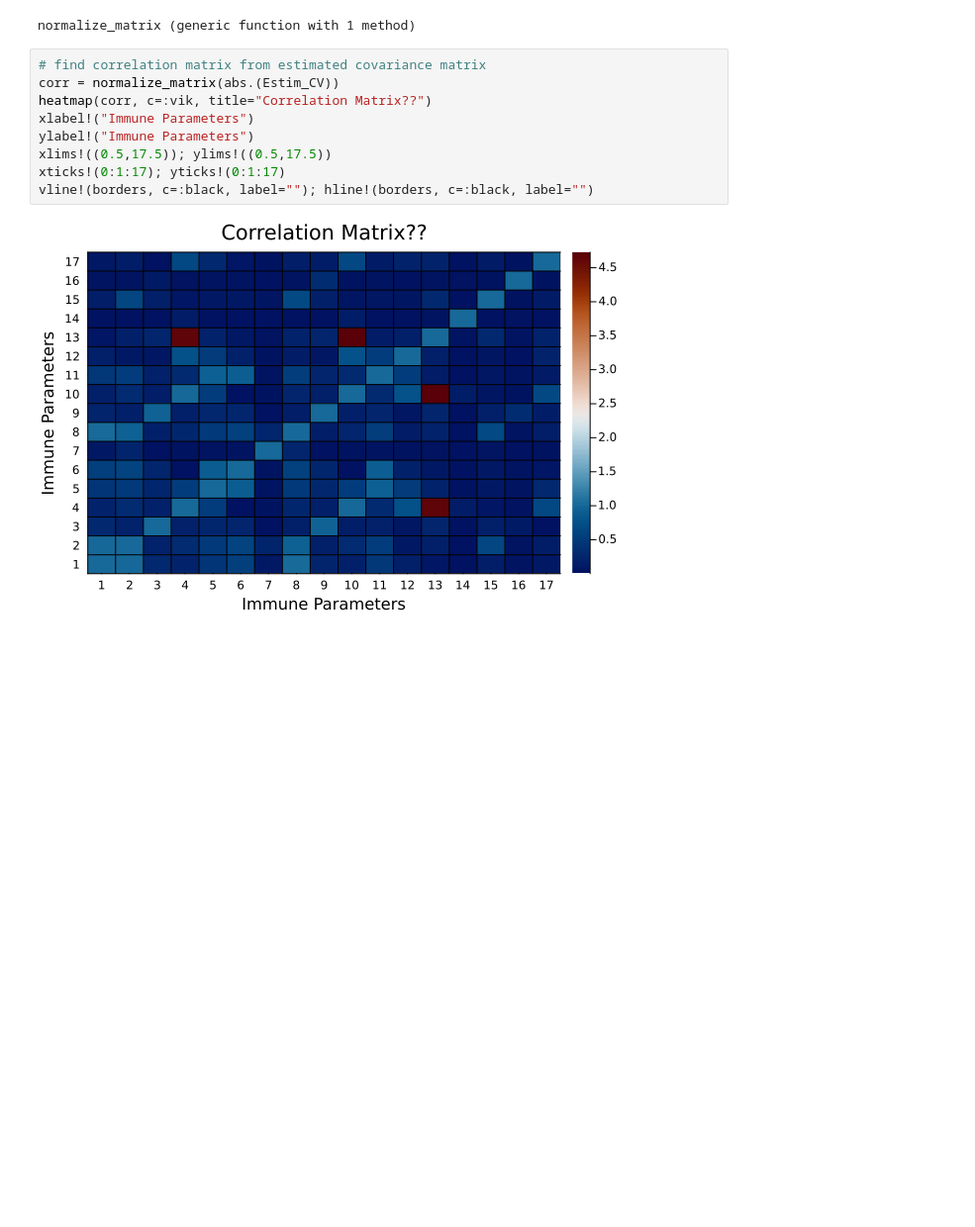
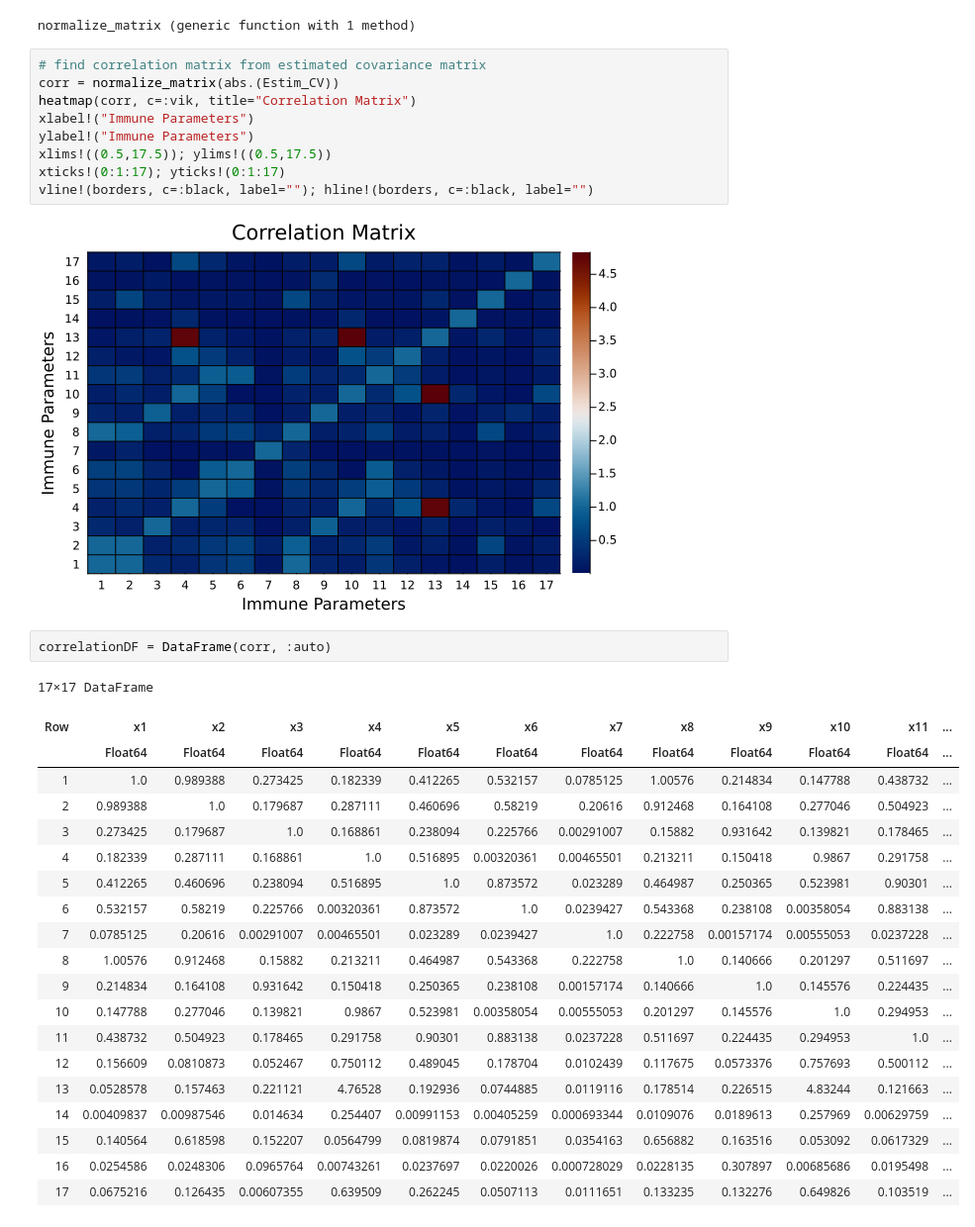
Before and after one commit to aidanboyne/BioCyb_UCLA, a Jupyter notebook: thyrosimIM/src/estIM_dev.ipynb, the cells around one changed output. Shown at 99% size. Drawn from its saved outputs; the diff is of its cells as text; blank space fills up the shorter version.

```diff
--- a/thyrosimIM/src/estIM_dev.ipynb
+++ b/thyrosimIM/src/estIM_dev.ipynb
@@ -675,11 +656,34 @@ normalize_matrix (generic function with 1 method)
 # %%
 # find correlation matrix from estimated covariance matrix
 corr = normalize_matrix(abs.(Estim_CV))
-heatmap(corr, c=:vik, title="Correlation Matrix??")
+heatmap(corr, c=:vik, title="Correlation Matrix")
 xlabel!("Immune Parameters")
 ylabel!("Immune Parameters")
 xlims!((0.5,17.5)); ylims!((0.5,17.5))
 xticks!(0:1:17); yticks!(0:1:17)
 vline!(borders, c=:black, label=""); hline!(borders, c=:black, label="")
 # %% [output]
-[figure, old version]
+[figure, new version]
+# %%
+correlationDF = DataFrame(corr, :auto)
+# %% [output]
+17×17 DataFrame
+| Row | x1 | x2 | x3 | x4 | x5 | x6 | x7 | x8 | x9 | x10 | x11 | ... |
+|  | Float64 | Float64 | Float64 | Float64 | Float64 | Float64 | Float64 | Float64 | Float64 | Float64 | Float64 | ... |
+| 1 | 1.0 | 0.989388 | 0.273425 | 0.182339 | 0.412265 | 0.532157 | 0.0785125 | 1.00576 | 0.214834 | 0.147788 | 0.438732 | ... |
+| 2 | 0.989388 | 1.0 | 0.179687 | 0.287111 | 0.460696 | 0.58219 | 0.20616 | 0.912468 | 0.164108 | 0.277046 | 0.504923 | ... |
+| 3 | 0.273425 | 0.179687 | 1.0 | 0.168861 | 0.238094 | 0.225766 | 0.00291007 | 0.15882 | 0.931642 | 0.139821 | 0.178465 | ... |
+| 4 | 0.182339 | 0.287111 | 0.168861 | 1.0 | 0.516895 | 0.00320361 | 0.00465501 | 0.213211 | 0.150418 | 0.9867 | 0.291758 | ... |
+| 5 | 0.412265 | 0.460696 | 0.238094 | 0.516895 | 1.0 | 0.873572 | 0.023289 | 0.464987 | 0.250365 | 0.523981 | 0.90301 | ... |
+| 6 | 0.532157 | 0.58219 | 0.225766 | 0.00320361 | 0.873572 | 1.0 | 0.0239427 | 0.543368 | 0.238108 | 0.00358054 | 0.883138 | ... |
+| 7 | 0.0785125 | 0.20616 | 0.00291007 | 0.00465501 | 0.023289 | 0.0239427 | 1.0 | 0.222758 | 0.00157174 | 0.00555053 | 0.0237228 | ... |
+| 8 | 1.00576 | 0.912468 | 0.15882 | 0.213211 | 0.464987 | 0.543368 | 0.222758 | 1.0 | 0.140666 | 0.201297 | 0.511697 | ... |
+| 9 | 0.214834 | 0.164108 | 0.931642 | 0.150418 | 0.250365 | 0.238108 | 0.00157174 | 0.140666 | 1.0 | 0.145576 | 0.224435 | ... |
+| 10 | 0.147788 | 0.277046 | 0.139821 | 0.9867 | 0.523981 | 0.00358054 | 0.00555053 | 0.201297 | 0.145576 | 1.0 | 0.294953 | ... |
+| 11 | 0.438732 | 0.504923 | 0.178465 | 0.291758 | 0.90301 | 0.883138 | 0.0237228 | 0.511697 | 0.224435 | 0.294953 | 1.0 | ... |
+| 12 | 0.156609 | 0.0810873 | 0.052467 | 0.750112 | 0.489045 | 0.178704 | 0.0102439 | 0.117675 | 0.0573376 | 0.757693 | 0.500112 | ... |
+| 13 | 0.0528578 | 0.157463 | 0.221121 | 4.76528 | 0.192936 | 0.0744885 | 0.0119116 | 0.178514 | 0.226515 | 4.83244 | 0.121663 | ... |
+| 14 | 0.00409837 | 0.00987546 | 0.014634 | 0.254407 | 0.00991153 | 0.00405259 | 0.000693344 | 0.0109076 | 0.0189613 | 0.257969 | 0.00629759 | ... |
+| 15 | 0.140564 | 0.618598 | 0.152207 | 0.0564799 | 0.0819874 | 0.0791851 | 0.0354163 | 0.656882 | 0.163516 | 0.053092 | 0.0617329 | ... |
+| 16 | 0.0254586 | 0.0248306 | 0.0965764 | 0.00743261 | 0.0237697 | 0.0220026 | 0.000728029 | 0.0228135 | 0.307897 | 0.00685686 | 0.0195498 | ... |
+| 17 | 0.0675216 | 0.126435 | 0.00607355 | 0.639509 | 0.262245 | 0.0507113 | 0.0111651 | 0.133235 | 0.132276 | 0.649826 | 0.103519 | ... |
```
Also changed, not shown: parts of 15 cells of this notebook.
